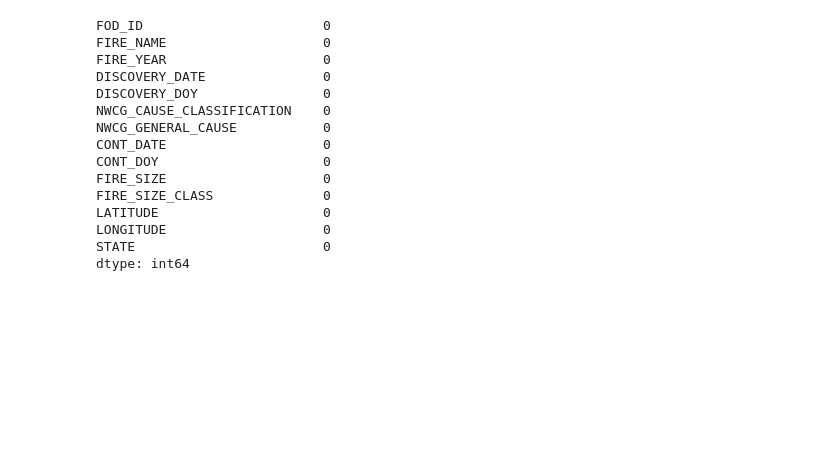
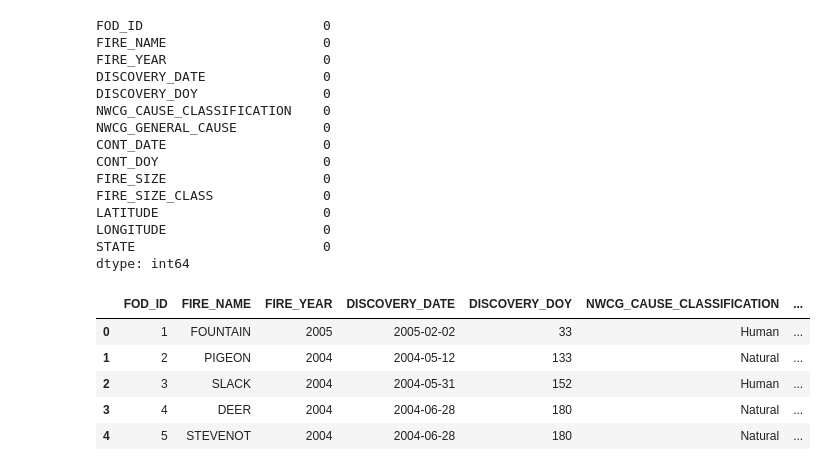
Before and after one commit to Enzoreal100/gs_2025_1_dataset, a Jupyter notebook: main.ipynb, the cells around one changed output. Saved outputs shown, nothing was run; the diff lists cells and outputs as text; code cells hidden in the pictures; blank space fills up the shorter version.

```diff
--- a/main.ipynb
+++ b/main.ipynb
@@ -171,3 +171,14 @@ LATITUDE                     0
 LONGITUDE                    0
 STATE                        0
 dtype: int64
+# %%
+df['DISCOVERY_DATE_TIMESTAMP'] = df['DISCOVERY_DATE'].astype(np.int64) // 10**9
+df['CONT_DATE_TIMESTAMP'] = df['CONT_DATE'].astype(np.int64) // 10**9
+df.head()
+# %% [output]
+|  | FOD_ID | FIRE_NAME | FIRE_YEAR | DISCOVERY_DATE | DISCOVERY_DOY | NWCG_CAUSE_CLASSIFICATION | ... |
+| 0 | 1 | FOUNTAIN | 2005 | 2005-02-02 | 33 | Human | ... |
+| 1 | 2 | PIGEON | 2004 | 2004-05-12 | 133 | Natural | ... |
+| 2 | 3 | SLACK | 2004 | 2004-05-31 | 152 | Human | ... |
+| 3 | 4 | DEER | 2004 | 2004-06-28 | 180 | Natural | ... |
+| 4 | 5 | STEVENOT | 2004 | 2004-06-28 | 180 | Natural | ... |
```
Also changed, not shown: parts of 4 cells of this notebook.
